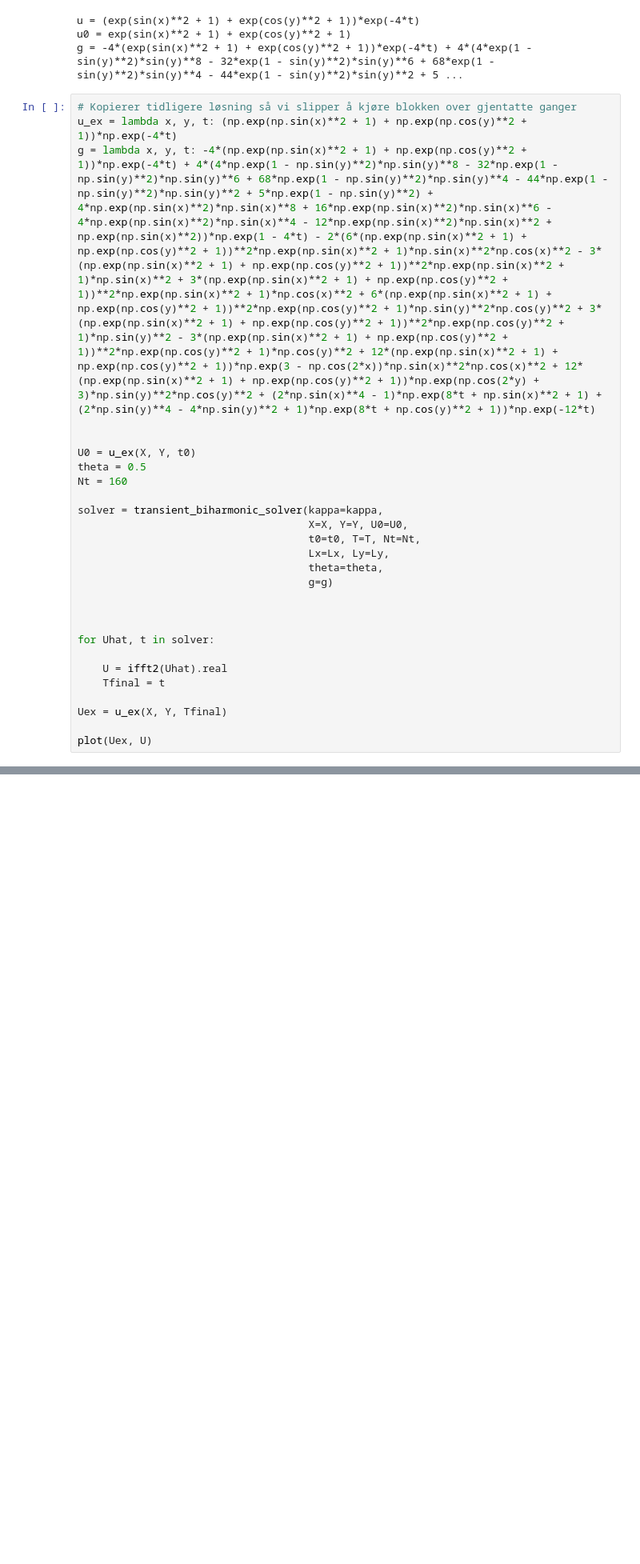
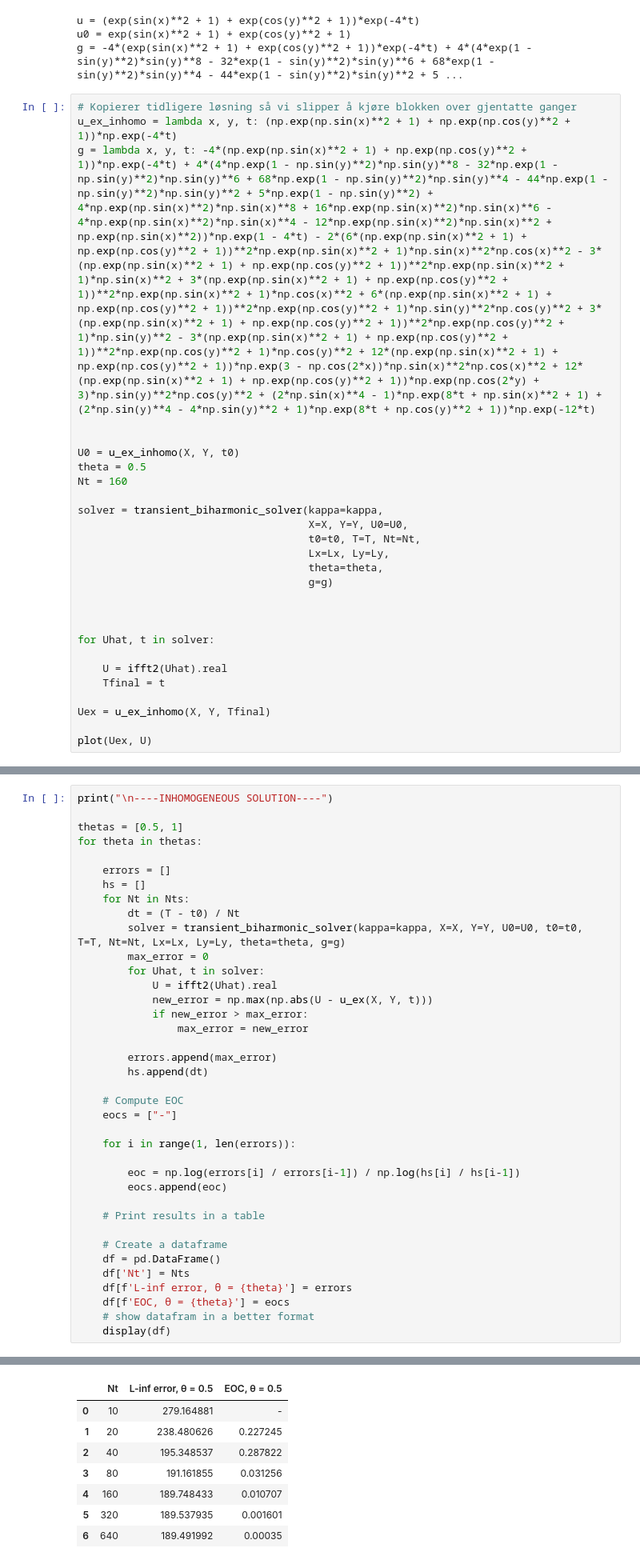
Before and after one commit to marieke-vaske/VitBer-InMat, a Jupyter notebook: Marieke prøver ting.ipynb, the cells around one changed output, grey strips where cells are left out. Shown at 80% size. Saved outputs shown, nothing was run; the diff lists cells and outputs as text; blank space fills up the shorter version.

```diff
--- a/Marieke prøver ting.ipynb
+++ b/Marieke prøver ting.ipynb
@@ -326,11 +338,11 @@ u0 = exp(sin(x)**2 + 1) + exp(cos(y)**2 + 1)
 g = -4*(exp(sin(x)**2 + 1) + exp(cos(y)**2 + 1))*exp(-4*t) + 4*(4*exp(1 - sin(y)**2)*sin(y)**8 - 32*exp(1 - sin(y)**2)*sin(y)**6 + 68*exp(1 - sin(y)**2)*sin(y)**4 - 44*exp(1 - sin(y)**2)*sin(y)**2 + 5 ...
 # %%
 # Kopierer tidligere løsning så vi slipper å kjøre blokken over gjentatte ganger
-u_ex = lambda x, y, t: (np.exp(np.sin(x)**2 + 1) + np.exp(np.cos(y)**2 + 1))*np.exp(-4*t)
+u_ex_inhomo = lambda x, y, t: (np.exp(np.sin(x)**2 + 1) + np.exp(np.cos(y)**2 + 1))*np.exp(-4*t)
 g = lambda x, y, t: -4*(np.exp(np.sin(x)**2 + 1) + np.exp(np.cos(y)**2 + 1))*np.exp(-4*t) + 4*(4*np.exp(1 - np.sin(y)**2)*np.sin(y)**8 - 32*np.exp(1 - np.sin(y)**2)*np.sin(y)**6 + 68*np.exp(1 - np.sin(y)**2)*np.sin(y)**4 - 44*np.exp(1 - np.sin(y)**2)*np.sin(y)**2 + 5*np.exp(1 - np.sin(y)**2) + 4*np.exp(np.sin(x)**2)*np.sin(x)**8 + 16*np.exp(np.sin(x)**2)*np.sin(x)**6 - 4*np.exp(np.sin(x)**2)*np.sin(x)**4 - 12*np.exp(np.sin(x)**2)*np.sin(x)**2 + np.exp(np.sin(x)**2))*np.exp(1 - 4*t) - 2*(6*(np.exp(np.sin(x)**2 + 1) + np.exp(np.cos(y)**2 + 1))**2*np.exp(np.sin(x)**2 + 1)*np.sin(x)**2*np.cos(x)**2 - 3*(np.exp(np.sin(x)**2 + 1) + np.exp(np.cos(y)**2 + 1))**2*np.exp(np.sin(x)**2 + 1)*np.sin(x)**2 + 3*(np.exp(np.sin(x)**2 + 1) + np.exp(np.cos(y)**2 + 1))**2*np.exp(np.sin(x)**2 + 1)*np.cos(x)**2 + 6*(np.exp(np.sin(x)**2 + 1) + np.exp(np.cos(y)**2 + 1))**2*np.exp(np.cos(y)**2 + 1)*np.sin(y)**2*np.cos(y)**2 + 3*(np.exp(np.sin(x)**2 + 1) + np.exp(np.cos(y)**2 + 1))**2*np.exp(np.cos(y)**2 + 1)*np.sin(y)**2 - 3*(np.exp(np.sin(x)**2 + 1) + np.exp(np.cos(y)**2 + 1))**2*np.exp(np.cos(y)**2 + 1)*np.cos(y)**2 + 12*(np.exp(np.sin(x)**2 + 1) + np.exp(np.cos(y)**2 + 1))*np.exp(3 - np.cos(2*x))*np.sin(x)**2*np.cos(x)**2 + 12*(np.exp(np.sin(x)**2 + 1) + np.exp(np.cos(y)**2 + 1))*np.exp(np.cos(2*y) + 3)*np.sin(y)**2*np.cos(y)**2 + (2*np.sin(x)**4 - 1)*np.exp(8*t + np.sin(x)**2 + 1) + (2*np.sin(y)**4 - 4*np.sin(y)**2 + 1)*np.exp(8*t + np.cos(y)**2 + 1))*np.exp(-12*t)
 
 
-U0 = u_ex(X, Y, t0)
+U0 = u_ex_inhomo(X, Y, t0)
 theta = 0.5
 Nt = 160
 
@@ -348,9 +360,48 @@ for Uhat, t in solver:
     U = ifft2(Uhat).real
     Tfinal = t
 
-Uex = u_ex(X, Y, Tfinal)
+Uex = u_ex_inhomo(X, Y, Tfinal)
 
 plot(Uex, U)
 # %% [output]
 Error norm: nan
 [figure]
+# %%
+print("\n----INHOMOGENEOUS SOLUTION----")
+
+thetas = [0.5, 1]
+for theta in thetas:
+
+    errors = []
+    hs = []
+    for Nt in Nts:
+        dt = (T - t0) / Nt
+        solver = transient_biharmonic_solver(kappa=kappa, X=X, Y=Y, U0=U0, t0=t0, T=T, Nt=Nt, Lx=Lx, Ly=Ly, theta=theta, g=g)
+        max_error = 0
+        for Uhat, t in solver:
+            U = ifft2(Uhat).real
+            new_error = np.max(np.abs(U - u_ex(X, Y, t)))
+            if new_error > max_error:
+                max_error = new_error
+
+        errors.append(max_error)
+        hs.append(dt)
+
+    # Compute EOC
+    eocs = ["-"]
+
+    for i in range(1, len(errors)):
+
+        eoc = np.log(errors[i] / errors[i-1]) / np.log(hs[i] / hs[i-1])
+        eocs.append(eoc)
+
+    # Print results in a table
+
+    # Create a dataframe
+    df = pd.DataFrame()
+    df['Nt'] = Nts
+    df[f'L-inf error, θ = {theta}'] = errors
+    df[f'EOC, θ = {theta}'] = eocs
+    # show datafram in a better format
+    display(df)
+# %% [output]
@@ -356,0 +409,8 @@ Error norm: nan
+|  | Nt | L-inf error, θ = 0.5 | EOC, θ = 0.5 |
+| 0 | 10 | 279.164881 | - |
+| 1 | 20 | 238.480626 | 0.227245 |
+| 2 | 40 | 195.348537 | 0.287822 |
+| 3 | 80 | 191.161855 | 0.031256 |
+| 4 | 160 | 189.748433 | 0.010707 |
+| 5 | 320 | 189.537935 | 0.001601 |
+| 6 | 640 | 189.491992 | 0.00035 |
```
Also changed, not shown: parts of 6 cells of this notebook.
